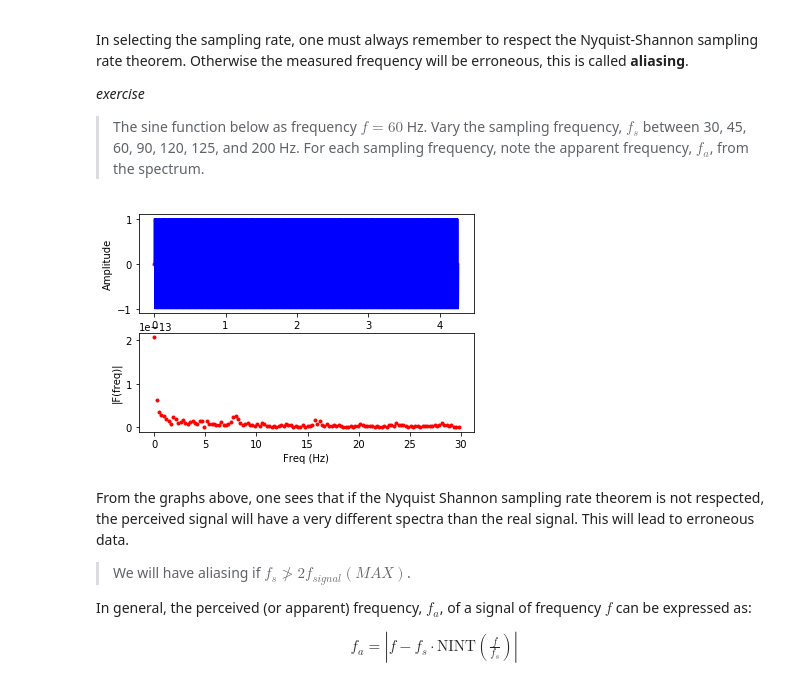
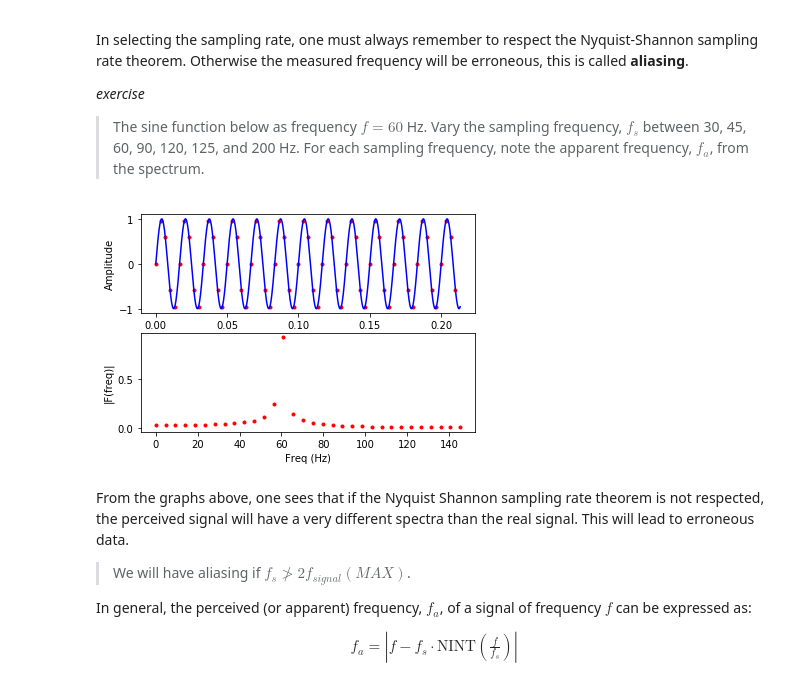
Before and after one commit to bardet/GWU-MAE3120_2022, a Jupyter notebook: Lectures/03_FourierAnalysis.ipynb, the cells around one changed output. Drawn from its saved outputs; the diff is of its cells as text; code cells hidden in the pictures.

```diff
--- a/Lectures/03_FourierAnalysis.ipynb
+++ b/Lectures/03_FourierAnalysis.ipynb
@@ -536,36 +597,36 @@ _exercise_
 >The sine function below as frequency $f=60$ Hz.  Vary the sampling frequency, $f_s$ between 30, 45, 60, 90, 120, 125, and 200 Hz.  For each sampling frequency, note the apparent frequency, $f_a$, from the spectrum.
 # %%
 ff = 60 # signal frequency (Hz)
-fs = 60 # sampling frequency (Hz)
+fs = 300 # sampling frequency (Hz)
 
-m = 8 # exponent number of point
+m = 6 # exponent number of point
 N = 2**m # number of points
 Ts = N/fs # sampling period
 timestep = 1/fs # time increment (s)
 t = numpy.arange(0,Ts,timestep) # time vector
 y_t = 1*numpy.sin(2*numpy.pi*ff*t)
 
 #prepare analog looking function
 t1 = numpy.arange(0,Ts,timestep/100) # time vector
 y_t1 = 1*numpy.sin(2*numpy.pi*ff*t1)
 
 Y = numpy.fft.fft(y_t) # compute FFT
 
 k = numpy.arange(int(N))
 frq = k/Ts # two sides frequency range
 frq = frq[range(int(N/2))] # one side frequency range
 Y = Y[range(int(N/2))]
 
 fig, ax = pyplot.subplots(2, 1)
 ax[0].plot(t,y_t,'r.')
 ax[0].plot(t1,y_t1,'b-')
 ax[0].set_xlabel('Time')
 ax[0].set_ylabel('Amplitude')
 ax[1].plot(frq,abs(Y)*2/N,'r.') # plotting the spectrum
 ax[1].set_xlabel('Freq (Hz)')
 ax[1].set_ylabel('|F(freq)|');
 # %% [output]
-[figure, old version]
+[figure, new version]
 # %% [markdown]
 From the graphs above, one sees that if the Nyquist Shannon sampling rate theorem is not respected, the perceived signal will have a very different spectra than the real signal. This will lead to erroneous data.
 
```
Also changed, not shown: parts of 9 cells of this notebook.
